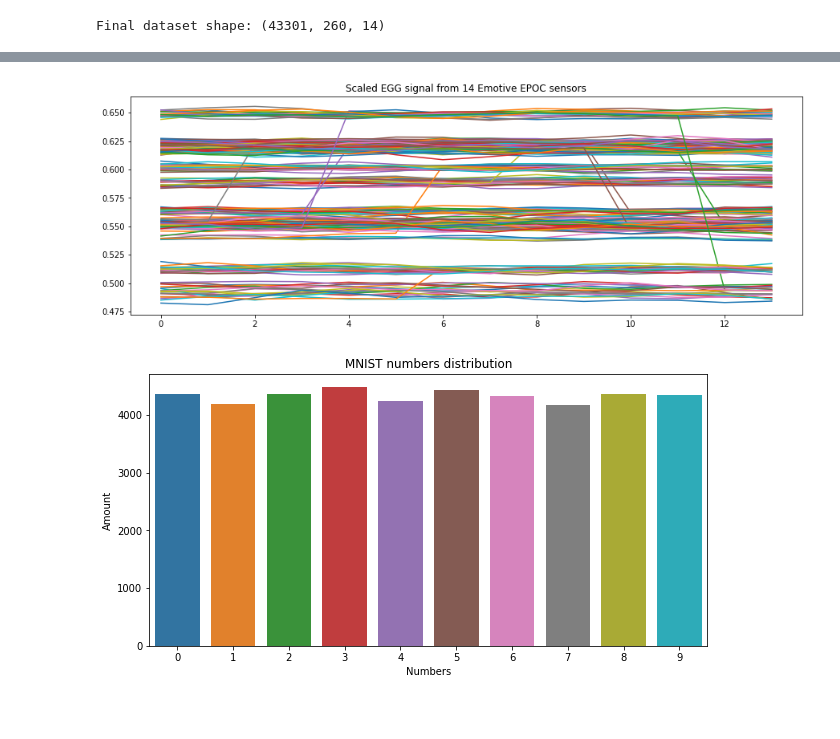
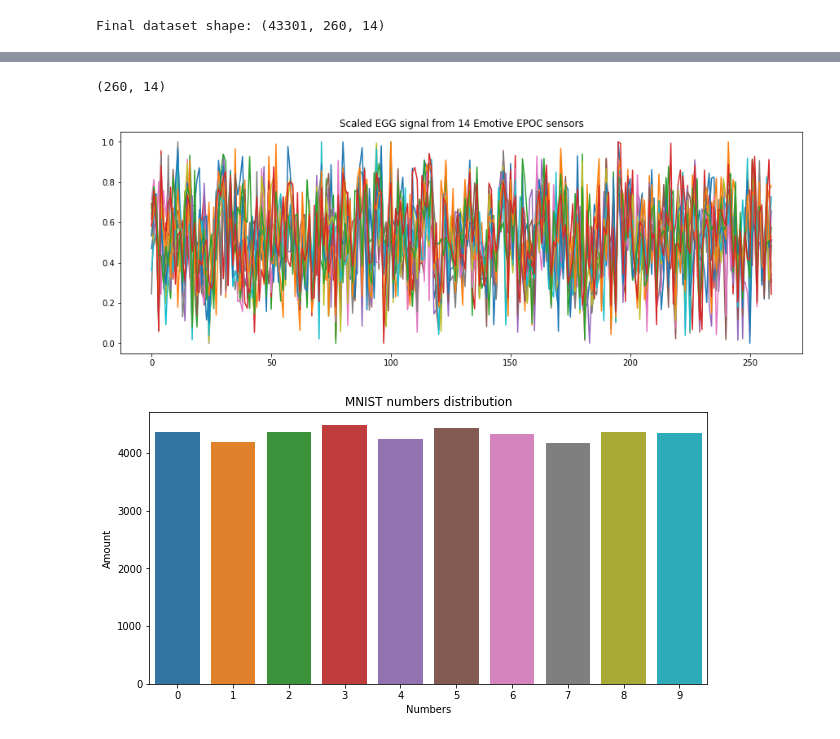
Before and after one commit to maxin0722/Brain2Image, a Jupyter notebook: sub_notebooks/EEG_classifier_brain_MNIST.ipynb, the cells around one changed output, grey strips where cells are left out. Drawn from its saved outputs; the diff is of its cells as text; code cells hidden in the pictures; blank space fills up the shorter version.

Commit message:
Created using Colaboratory. Detect shape bug

```diff
--- a/sub_notebooks/EEG_classifier_brain_MNIST.ipynb
+++ b/sub_notebooks/EEG_classifier_brain_MNIST.ipynb
@@ -231,10 +298,17 @@ Targets amount 43301
 # %%
-# stack arrays into a matrix
-filtered_data = np.vstack(filtered_df['data'].values)
+# stack arrays into a matrix. Transponed it.
+filtered_data = np.transpose(np.vstack(filtered_df['data'].values)) #stack -> row2columns
 # data scaling
-scaler = MinMaxScaler()
-data = scaler.fit_transform(filtered_data)
-data = data.reshape([-1,260, 14])
+# scaler = MinMaxScaler()
+# data = scaler.fit_transform(filtered_data)
+data = filtered_data.reshape([-1,260, 14])
 print('Final dataset shape:', data.shape)
 # %% [output]
 Final dataset shape: (43301, 260, 14)
+# %%
+data_sample = data[0, ...]
+fig = plt.figure(figsize=(15, 5))
+for idx in range(data_sample.shape[1]):
+    plt.plot(data_sample[:, idx])
+plt.title('Scaled EGG signal based on 14 Emotive EPOC sensors')
+plt.show()
@@ -241,13 +317,17 @@ Final dataset shape: (43301, 260, 14)
+# %%
+data_sample.shape
+# %% [output]
+(260, 14)
 # %%
 random_event = np.random.choice(len(data))
 data_sample = data[random_event, :, :]
 fig = plt.figure(figsize=(15, 5))
-for row in data_sample:
-    plt.plot(row)
+for idx in range(data_sample.shape[1]):
+    plt.plot(data_sample[:, idx])
 plt.title('Scaled EGG signal from 14 Emotive EPOC sensors')
 plt.show()
 # %% [output]
-[figure, old version]
+[figure, new version]
 # %%
 plt.figure(figsize=(10, 5))
 ax = sns.countplot(targets)
```
Also changed, not shown: parts of 15 cells of this notebook.
